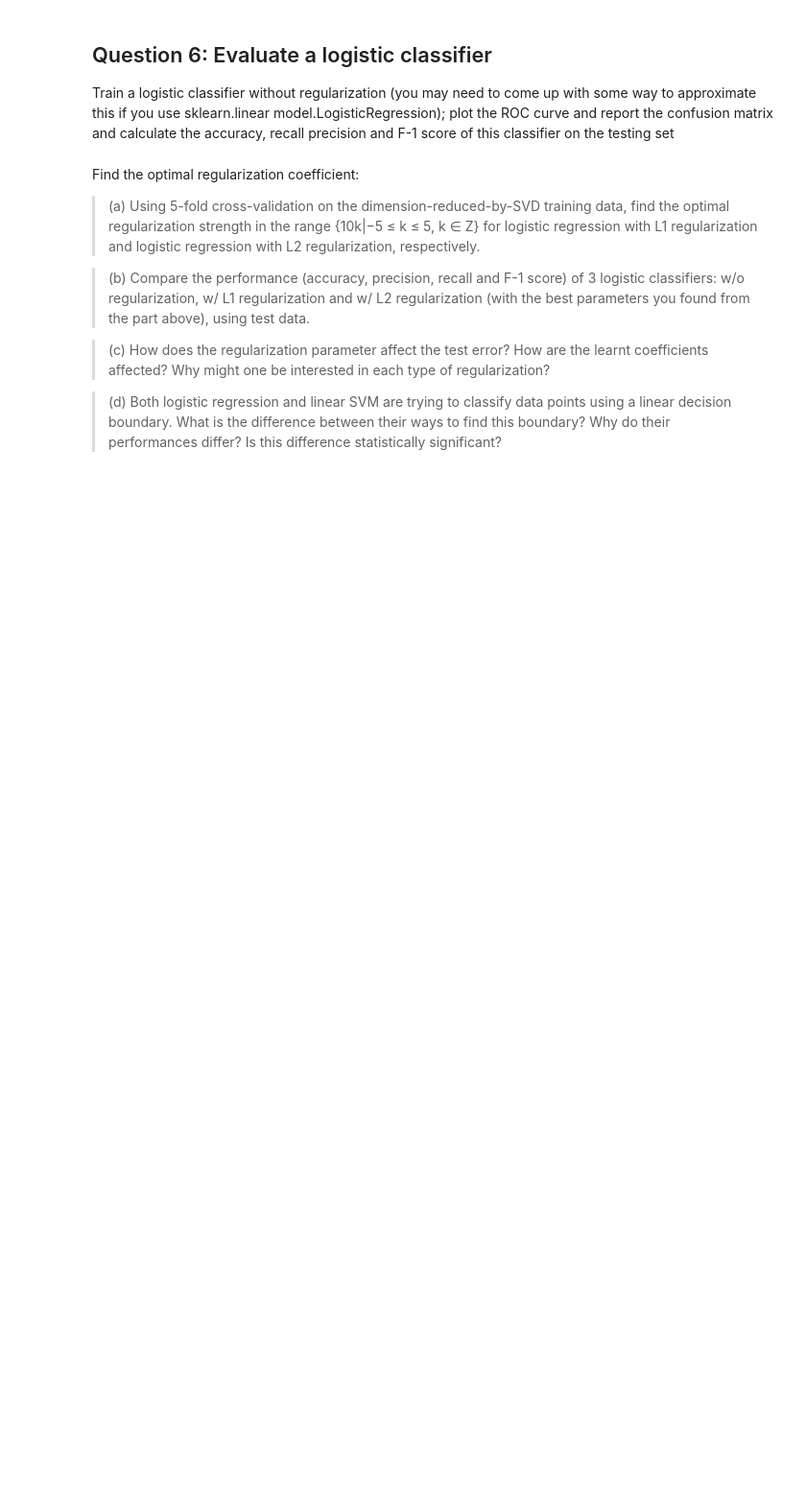
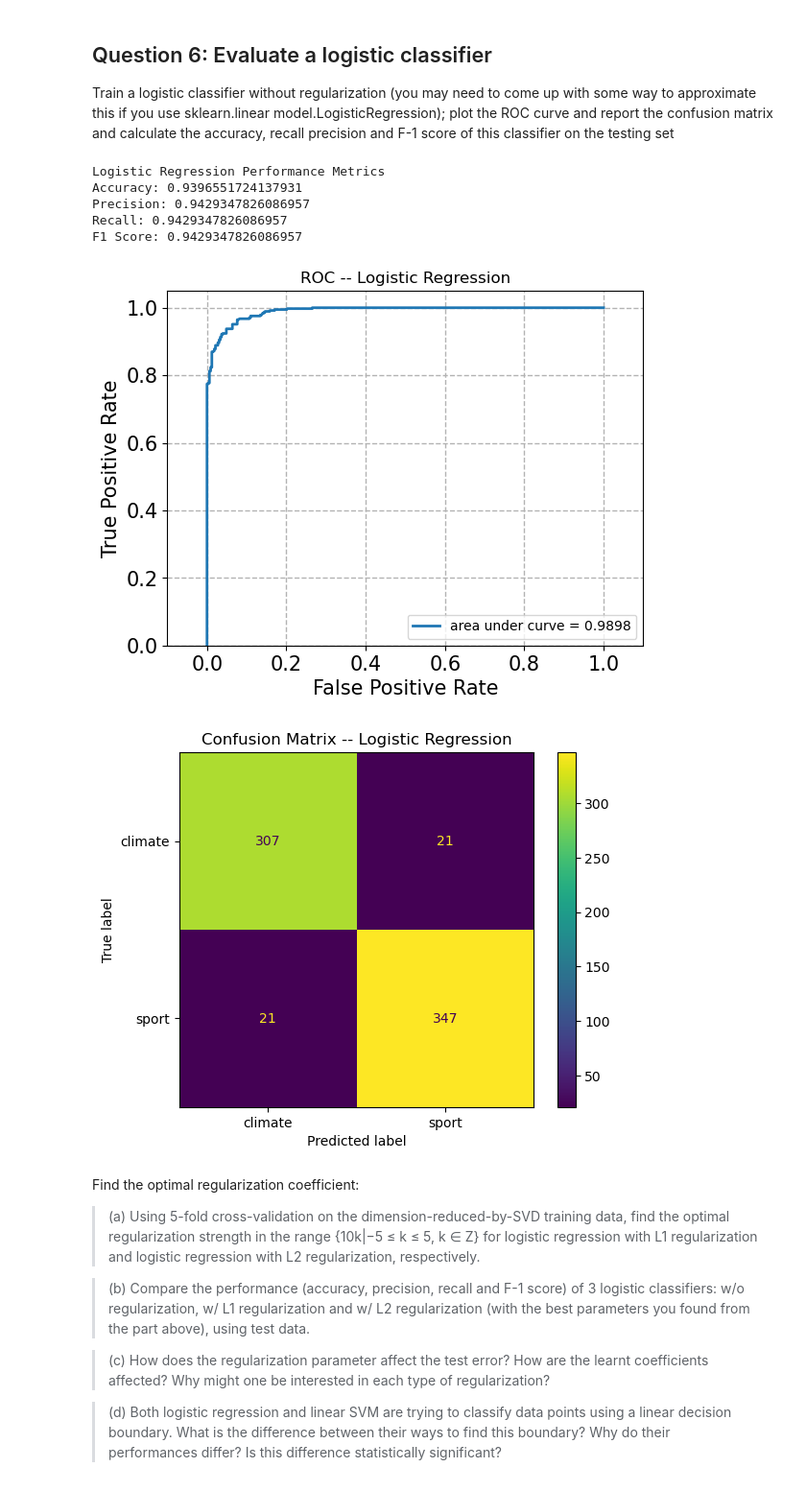
Before and after one commit to lauren123cat/UCLA-ECE219-W25, a Jupyter notebook: project1/project1_report.ipynb, the cells around one changed output. Shown at 96% size. Saved outputs shown, nothing was run; the diff lists cells and outputs as text; code cells hidden in the pictures; blank space fills up the shorter version.

```diff
--- a/project1/project1_report.ipynb
+++ b/project1/project1_report.ipynb
@@ -309,0 +443,22 @@ confusion matrix.
+# %%
+from sklearn.metrics import accuracy_score, precision_score, recall_score, f1_score
+
+def print_perf_params(test_labels, predictions):
+    acc = accuracy_score(test_labels, predictions)
+    precision = precision_score(test_labels, predictions, pos_label='sport')
+    recall = recall_score(test_labels, predictions, pos_label='sport')
+    f1 = f1_score(test_labels, predictions, pos_label='sport')
+
+    print(f"Accuracy: {acc}")
+    print(f"Precision: {precision}")
+    print(f"Recall: {recall}")
+    print(f"F1 Score: {f1}")
+
+print("Hard Margin SVM Performance Metrics")
+print_perf_params(test_labels, hard_predictions)
+
+print("\nSoft Margin SVM Performance Metrics")
+print_perf_params(test_labels, soft_predictions)
+
+print("\nY = 1000 Performance Metrics")
+print_perf_params(test_labels, svm_1000_predictions)
@@ -316,6 +530,32 @@ Train a logistic classifier without regularization (you may need to come up with
 approximate this if you use sklearn.linear model.LogisticRegression); plot the ROC
 curve and report the confusion matrix and calculate the accuracy, recall precision and F-1
 score of this classifier on the testing set
+# %%
+from sklearn.linear_model import LogisticRegression
+
+log_clf_no_reg = LogisticRegression(penalty=None)
+
+log_clf_no_reg.fit(X_train_reduced, train_labels)
+
+log_predictions = log_clf_no_reg.predict(X_test_reduced)
+
+fpr_log, tpr_log, thresholds = roc_curve(test_labels, log_clf_no_reg.decision_function(X_test_reduced), pos_label='sport')
+
+plot_roc(fpr_log, tpr_log, title="ROC -- Logistic Regression")
+
+ConfusionMatrixDisplay.from_estimator(log_clf_no_reg, X_test_reduced, test_labels)
+plt.title("Confusion Matrix -- Logistic Regression")
+
+print("Logistic Regression Performance Metrics")
+print_perf_params(test_labels, log_predictions)
+# %% [output]
+Logistic Regression Performance Metrics
+Accuracy: 0.9396551724137931
+Precision: 0.9429347826086957
+Recall: 0.9429347826086957
+F1 Score: 0.9429347826086957
+[figure, added]
+[figure, added]
 # %% [markdown]
 Find the optimal regularization coefficient:
 
```
Also changed, not shown: parts of 14 cells of this notebook.
